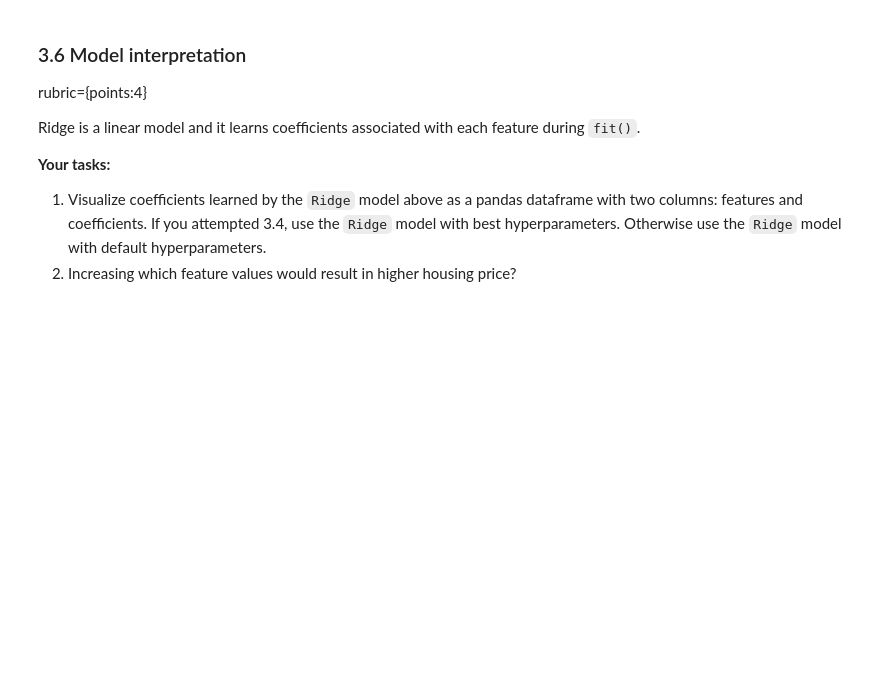
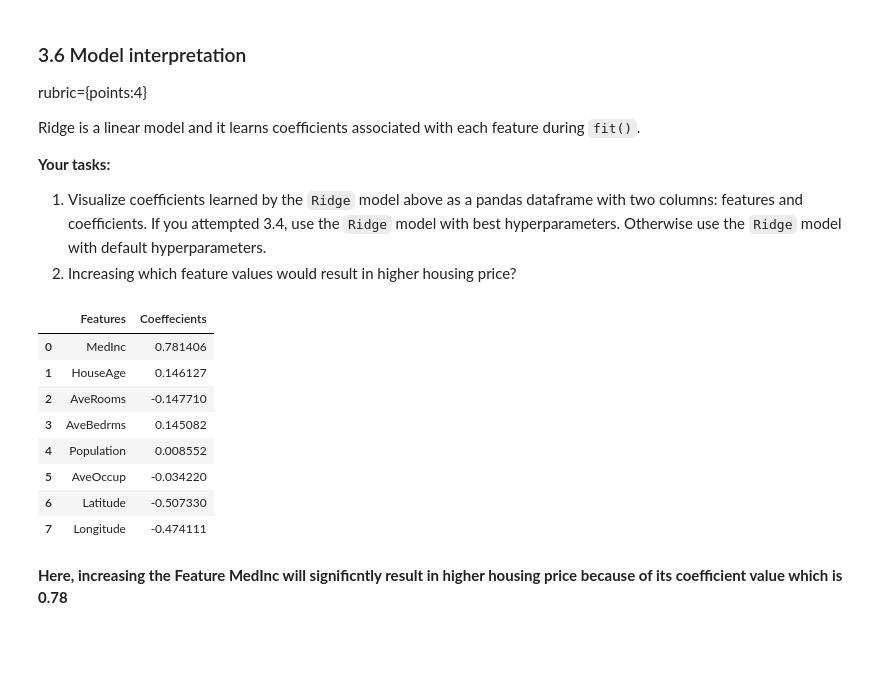
Before and after one commit to harshalk612/ML-Assigment, a Jupyter notebook: hw5/hw5.ipynb, the cells around one changed output. Drawn from its saved outputs; the diff is of its cells as text; code cells hidden in the pictures; blank space fills up the shorter version.

```diff
--- a/hw5/hw5.ipynb
+++ b/hw5/hw5.ipynb
@@ -855,5 +923,22 @@ Ridge is a linear model and it learns coefficients associated with each feature
 
 1. Visualize coefficients learned by the `Ridge` model above as a pandas dataframe with two columns: features and coefficients. If you attempted 3.4, use the `Ridge` model with best hyperparameters. Otherwise use the `Ridge` model with default hyperparameters.
 2. Increasing which feature values would result in higher housing price?
+# %%
+ridge_best = rcv.best_estimator_.get_params()["ridge"]
+
+data = {"Features":cols,"Coeffecients":ridge_best.coef_}
+pd.DataFrame(data)
+# %% [output]
+|  | Features | Coeffecients |
+| 0 | MedInc | 0.781406 |
+| 1 | HouseAge | 0.146127 |
+| 2 | AveRooms | -0.147710 |
+| 3 | AveBedrms | 0.145082 |
+| 4 | Population | 0.008552 |
+| 5 | AveOccup | -0.034220 |
+| 6 | Latitude | -0.507330 |
+| 7 | Longitude | -0.474111 |
+# %% [markdown]
+**Here, increasing the Feature MedInc will significntly result in higher housing price because of its coefficient value which is 0.78**
 # %% [markdown]
 <br><br>
```
Also changed, not shown: parts of 17 cells of this notebook.
